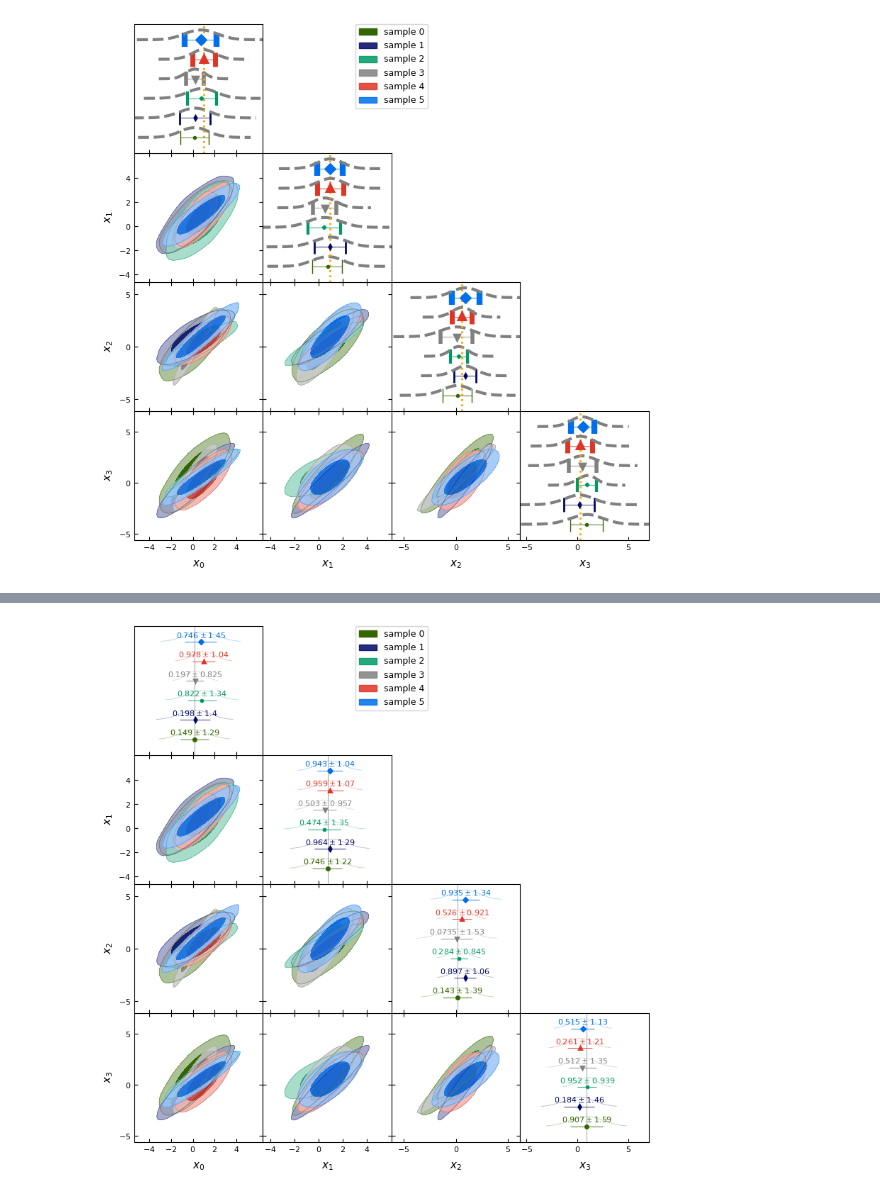
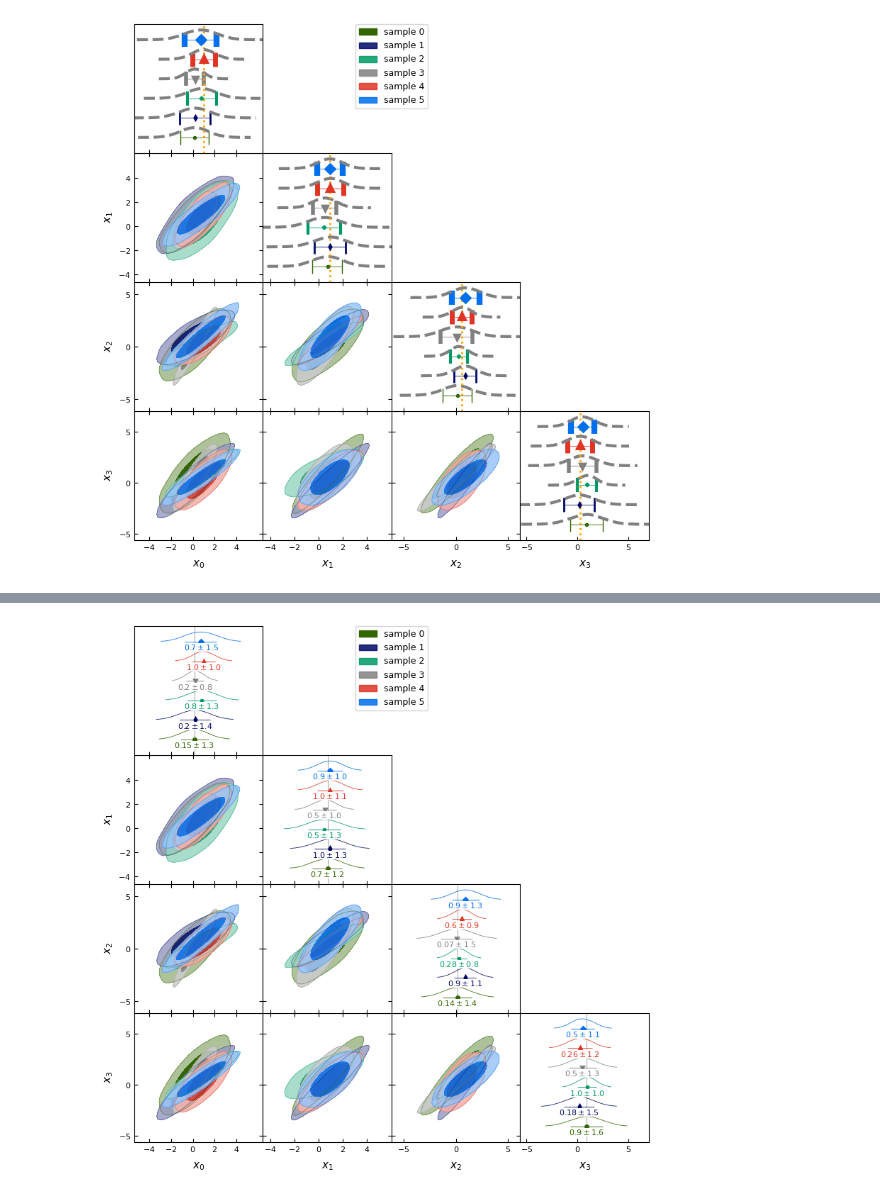
Before and after one commit to benabed/some_jupyter, a Jupyter notebook: wriangle_plot_example.ipynb, the cells around one changed output, grey strips where cells are left out. Saved outputs shown, nothing was run; the diff lists cells and outputs as text; code cells hidden in the pictures.

```diff
--- a/wriangle_plot_example.ipynb
+++ b/wriangle_plot_example.ipynb
@@ -70,12 +70,12 @@ g.triangle_plot(samples, filled=True, legend_labels = ["sample %d"%i for i in ra
 # %%
 # add mean and errors with marginal
 g.triangle_plot(samples, filled=True, legend_labels = ["sample %d"%i for i in range(len(samples))],
                 diag1d_kwargs={"whisker":True,
                                "whisker_ref":0,"whisker_ref_lw":.5,"whisker_ref_color":"k","whisker_ref_alpha":.5,
                                "whisker_capsize":0,"whisker_mew":2,"whisker_marker":["o","d","x","v","^","D"],
-                               "whisker_print_mean":True, "whisker_both":True,"whisker_both_alpha":.3})
+                               "whisker_print_mean":True, "whisker_print_mean_pad":-.45, "whisker_both":True,"whisker_both_alpha":.9})
 # %% [output]
-[figure, old version]
+[figure, new version]
 # %%
 # add mean and error
 # Do not print the second and last value
```
Also changed, not shown: parts of 2 cells of this notebook.
